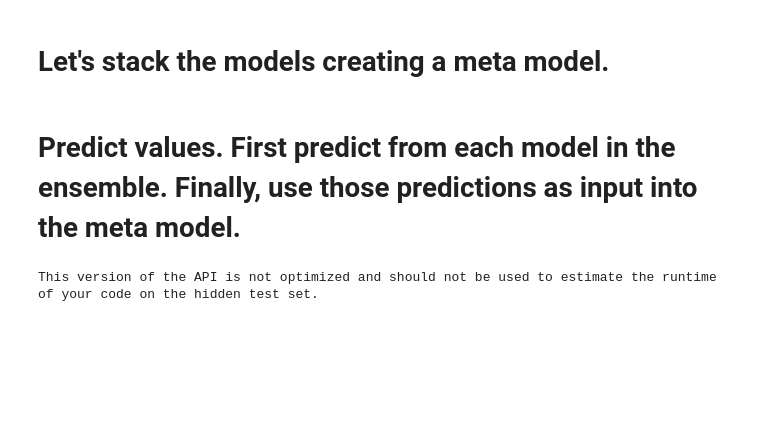
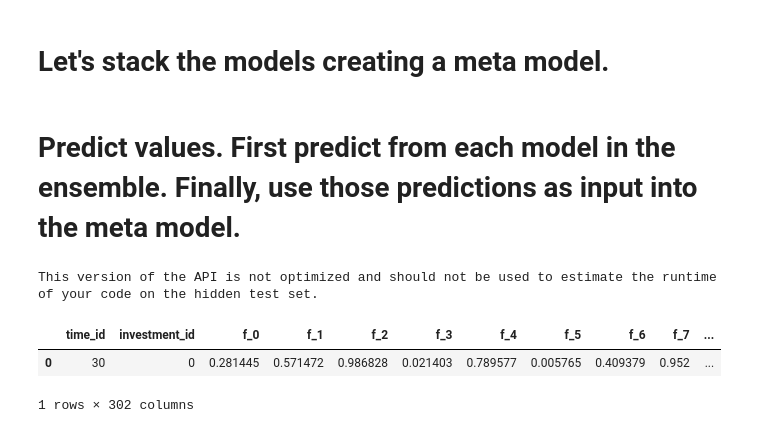
Before and after one commit to pjbhaumik/ubiqaunt_market_prediction, a Jupyter notebook: flexible-ensembling-pipeline.ipynb, the cells around one changed output. Cells and saved outputs as stored; diff of their text form; code cells hidden in the pictures; blank space fills up the shorter version.

```diff
--- a/flexible-ensembling-pipeline.ipynb
+++ b/flexible-ensembling-pipeline.ipynb
@@ -138,3 +138,9 @@ for (test_df, sample_prediction_df) in iter_test:
     i += 1
 # %% [output]
 This version of the API is not optimized and should not be used to estimate the runtime of your code on the hidden test set.
+# %%
+test_df
+# %% [output]
+|  | time_id | investment_id | f_0 | f_1 | f_2 | f_3 | f_4 | f_5 | f_6 | f_7 | ... |
+| 0 | 30 | 0 | 0.281445 | 0.571472 | 0.986828 | 0.021403 | 0.789577 | 0.005765 | 0.409379 | 0.952 | ... |
+1 rows × 302 columns
```
Also changed, not shown: parts of 3 cells of this notebook.
